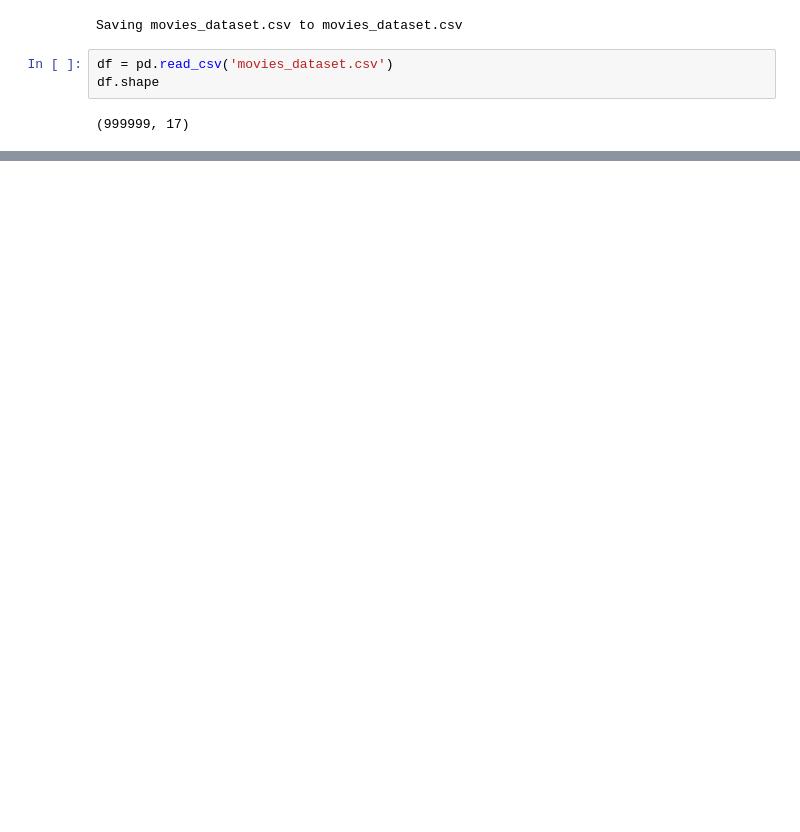
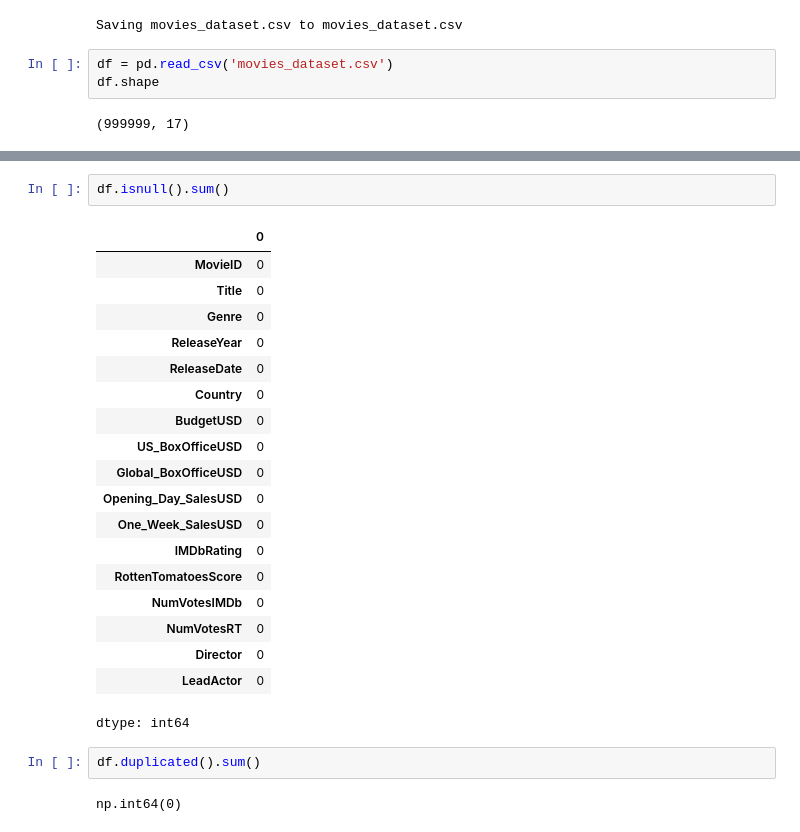
Before and after one commit to kxrrym03/Movies-Dataset, a Jupyter notebook: Movies_Analysis.ipynb, the cells around one changed output, grey strips where cells are left out. Cells and saved outputs as stored; diff of their text form; blank space fills up the shorter version.

```diff
--- a/Movies_Analysis.ipynb
+++ b/Movies_Analysis.ipynb
@@ -36,3 +36,29 @@ df.tail()
 | 999996 | 999997 | Old economic | Documentary | 1993 | 12-02-1993 | USA | 29914685.15 | 30619499.73 | ... |
 | 999997 | 999998 | My itself and leave | Horror | 2013 | 11-11-2013 | India | 1382498.55 | 3168114.87 | ... |
 | 999998 | 999999 | Congress federal policy | Drama | 1995 | 09-08-1995 | USA | 7655641.81 | 18626549.48 | ... |
+# %%
+df.isnull().sum()
+# %% [output]
+|  | 0 |
+| MovieID | 0 |
+| Title | 0 |
+| Genre | 0 |
+| ReleaseYear | 0 |
+| ReleaseDate | 0 |
+| Country | 0 |
+| BudgetUSD | 0 |
+| US_BoxOfficeUSD | 0 |
+| Global_BoxOfficeUSD | 0 |
+| Opening_Day_SalesUSD | 0 |
+| One_Week_SalesUSD | 0 |
+| IMDbRating | 0 |
+| RottenTomatoesScore | 0 |
+| NumVotesIMDb | 0 |
+| NumVotesRT | 0 |
+| Director | 0 |
+| LeadActor | 0 |
+dtype: int64
+# %%
+df.duplicated().sum()
+# %% [output]
+np.int64(0)
```
